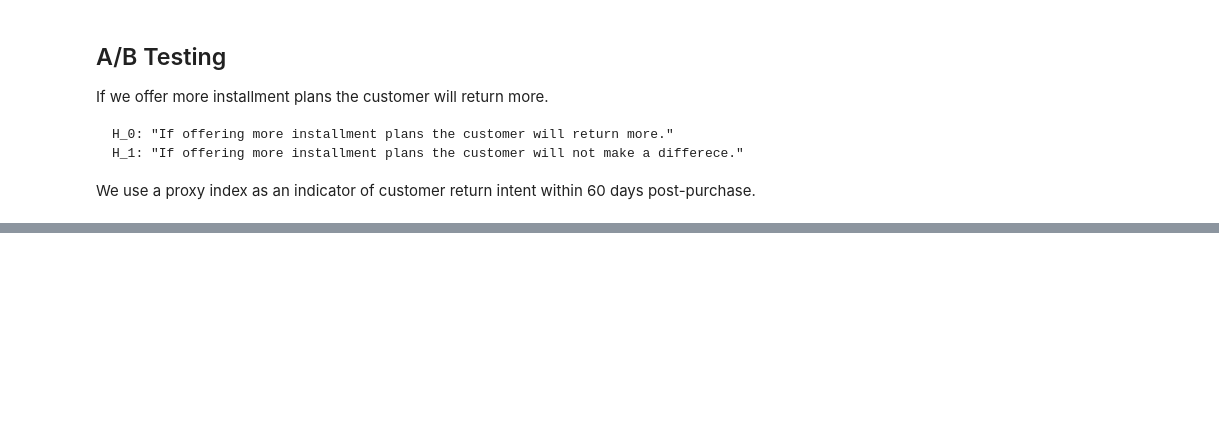
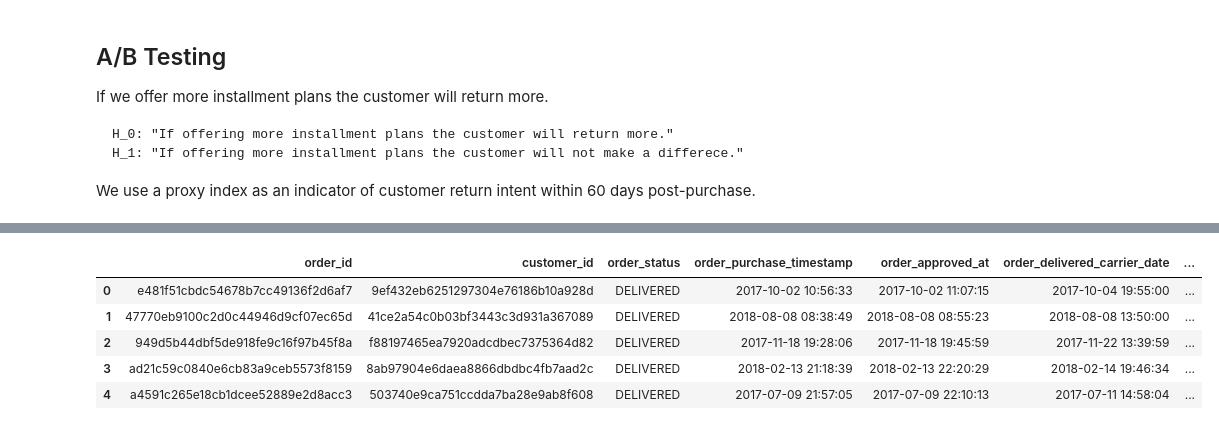
Before and after one commit to kenia-cisneros-a11y/e-comerce_olist_data, a Jupyter notebook: tests.ipynb, the cells around one changed output, grey strips where cells are left out. Drawn from its saved outputs; the diff is of its cells as text; code cells hidden in the pictures; blank space fills up the shorter version.

Commit message:
A/B testing for MSI consideration to retention customers. experiment_analisys module to get general statistics about an A/B testig. preprocesing or exploration for prhopet

```diff
--- a/tests.ipynb
+++ b/tests.ipynb
@@ -97,6 +97,17 @@ DETAILED COLUMN ANALYSIS
 {'business_segment': array(['pet', 'car_accessories', 'home_appliances', 'food_drink',
        'health_beauty'], dtype=object), 'lead_type': array(['online_medium', 'industry', 'online_big', 'online_small',
        'offline'], dtype=object), 'lead_behaviour_profile': array(['cat', 'eagle', 'wolf', 'shark', 'cat, wolf'], dtype=object), 'average_stock': array(['20-50', '1-5', '5-20', '200+', '50-200'], dtyp ...
+# %%
+# Basic preprocessing categorical columns
+product_category_name_translation_df['product_category_name_english'] = product_category_name_translation_df['product_category_name_english'].str.upper().str.replace('_', ' ')
+orders_df['order_status'] = orders_df['order_status'].str.upper()
+order_payments_df['payment_type'] = order_payments_df['payment_type'].str.upper().str.replace('_', ' ')
+products_df['product_category_name'] = products_df['product_category_name'].str.upper().str.replace('_', ' ')
+sellers_df['seller_city'] = sellers_df['seller_city'].str.upper()
+geolocation_df['geolocation_city'] = geolocation_df['geolocation_city'].str.upper()
+leads_qualified_df['origin'] = leads_qualified_df['origin'].fillna('UNKNOWN').str.upper().str.replace('_', ' ')
+leads_closed_df['business_segment'] = leads_closed_df['business_segment'].fillna('UNKNOWN').str.upper().str.replace('_', ' ')
+leads_closed_df['lead_type'] = leads_closed_df['lead_type'].fillna('UNKNOWN').str.upper().str.replace('_', ' ')
 # %% [markdown]
 ## General Metrics
 # %%
@@ -456,8 +470,10 @@ We use a proxy index as an indicator of customer return intent within 60 days po
 # %%
-# in-time delivery delay
-delivery_delays = (orders_df['order_delivered_customer_date'] - orders_df['order_estimated_delivery_date']).dt.days
+enrollment_orders = orders_df.merge(
+    order_payments_df,
+    on='order_id',
+    how='left'
+)
 
-# satisfaction expressed by customer
-satisfaction_scores = order_reviews_df['review_score']
-
-# credit card usage
+credit_orders = enrollment_orders[
+    enrollment_orders['payment_type'] == 'CREDIT CARD'
+].copy()
@@ -538,0 +480,24 @@ plt.show()
+# %%
+credit_orders = credit_orders.merge(
+    order_items_df.groupby('order_id').agg({
+        'product_id': 'first',  # Primary product
+        'price': 'sum',
+        'freight_value': 'sum'
+    }).reset_index(),
+    on='order_id',
+    how='left'
+).merge(
+    products_df[['product_id', 'product_category_name']],
+    on='product_id',
+    how='left'
+)
+
+
+credit_orders.head()
+# %% [output]
+|  | order_id | customer_id | order_status | order_purchase_timestamp | order_approved_at | order_delivered_carrier_date | ... |
+| 0 | e481f51cbdc54678b7cc49136f2d6af7 | 9ef432eb6251297304e76186b10a928d | DELIVERED | 2017-10-02 10:56:33 | 2017-10-02 11:07:15 | 2017-10-04 19:55:00 | ... |
+| 1 | 47770eb9100c2d0c44946d9cf07ec65d | 41ce2a54c0b03bf3443c3d931a367089 | DELIVERED | 2018-08-08 08:38:49 | 2018-08-08 08:55:23 | 2018-08-08 13:50:00 | ... |
+| 2 | 949d5b44dbf5de918fe9c16f97b45f8a | f88197465ea7920adcdbec7375364d82 | DELIVERED | 2017-11-18 19:28:06 | 2017-11-18 19:45:59 | 2017-11-22 13:39:59 | ... |
+| 3 | ad21c59c0840e6cb83a9ceb5573f8159 | 8ab97904e6daea8866dbdbc4fb7aad2c | DELIVERED | 2018-02-13 21:18:39 | 2018-02-13 22:20:29 | 2018-02-14 19:46:34 | ... |
+| 4 | a4591c265e18cb1dcee52889e2d8acc3 | 503740e9ca751ccdda7ba28e9ab8f608 | DELIVERED | 2017-07-09 21:57:05 | 2017-07-09 22:10:13 | 2017-07-11 14:58:04 | ... |
```
Also changed, not shown: parts of 14 cells of this notebook, 6 other files.
